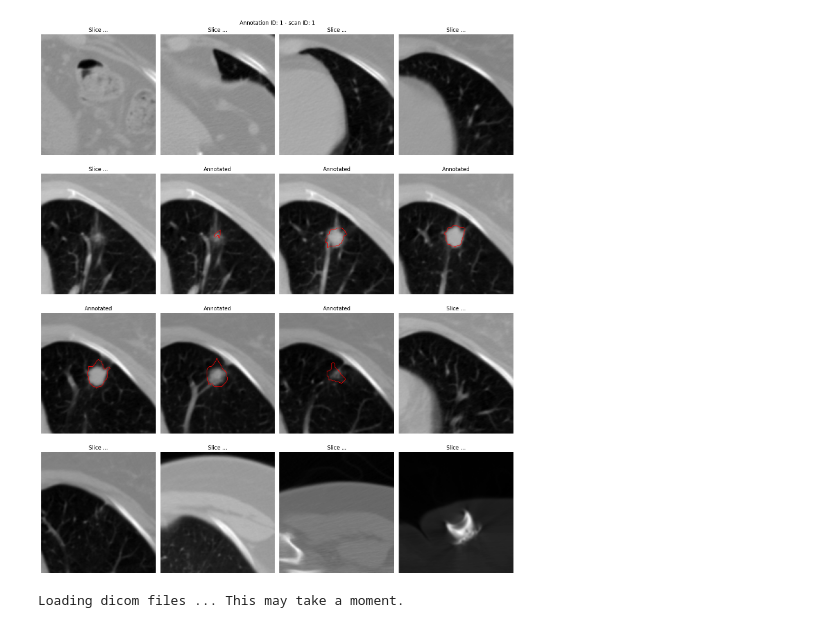
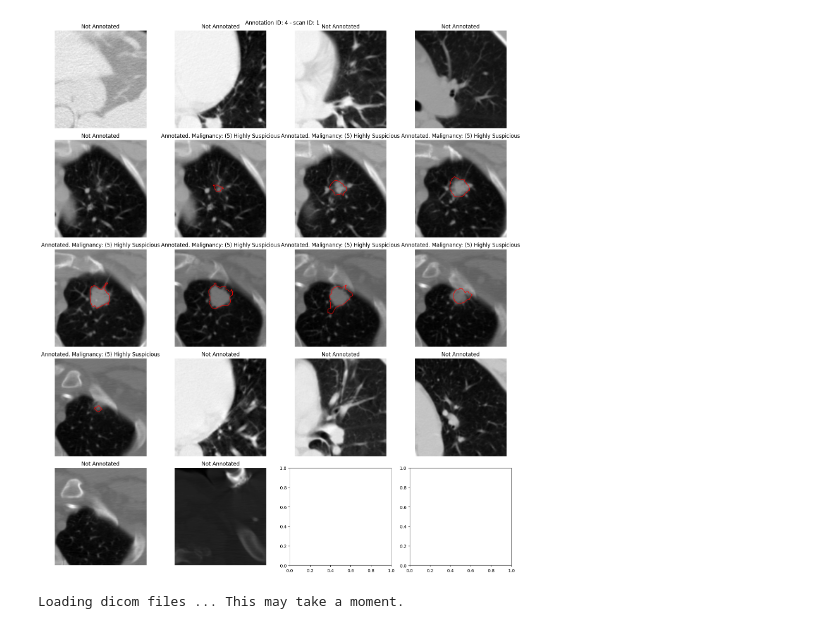
Before and after one commit to maxADeVisser/master_thesis, a Jupyter notebook: adhoc/lidc_dataset/manually_reviewing_rois.ipynb, the cells around one changed output. Saved outputs shown, nothing was run; the diff lists cells and outputs as text; code cells hidden in the pictures.

```diff
--- a/adhoc/lidc_dataset/manually_reviewing_rois.ipynb
+++ b/adhoc/lidc_dataset/manually_reviewing_rois.ipynb
@@ -49,6 +49,11 @@ def visualise_roi(ann: pl.Annotation, padding: int = 50, n_append: int = 5, show
     padded_roi_bbox_x_min = int(padded_roi_scan_bbox[1].start)
     padded_roi_bbox_y_min = int(padded_roi_scan_bbox[0].start)
 
+    malignancy_desc = ["Highly Unlikely",
+    "Moderately Unlikely",
+    "Indeterminate",
+    "Moderately Suspicious",
+    "Highly Suspicious"]
 
     # Plot figure:
     all_contours = ann.contours
@@ -59,7 +64,7 @@ def visualise_roi(ann: pl.Annotation, padding: int = 50, n_append: int = 5, show
 
         if annotated_start_idx <= i < annotated_end_idx and show_contours:
             # if the image is an annotated slice, plot the contours
-            ax.set_title(f"Annotated")
+            ax.set_title(f"Annotated. Malignancy: ({ann.malignancy}) {malignancy_desc[ann.malignancy - 1]}")
             con = all_contours[i - annotated_start_idx]
             ii, jj = con.to_matrix(include_k=False).T
             # Rescale the contours to match the crop:
@@ -68,17 +73,17 @@ def visualise_roi(ann: pl.Annotation, padding: int = 50, n_append: int = 5, show
             ax.plot(jj, ii, '-r', lw=1, label="Nodule Boundary")
 
         else:
-            ax.set_title(f"Slice ...")
+            ax.set_title(f"Not Annotated")
         ax.axis('off')
 
     plt.suptitle(f"Annotation ID: {ann.id} - scan ID: {ann.scan.id}")
     plt.tight_layout()
     plt.show()
 # %%
-ann = all_annotations[0]
-visualise_roi(ann)
+ann = all_annotations[3]
+visualise_roi(ann, padding=50)
 # %% [output]
-[figure, old version]
+[figure, new version]
 # %%
 ann = pl.query(pl.Annotation).first()
 vol = ann.scan.to_volume()
```
Also changed, not shown: 6 other files.
